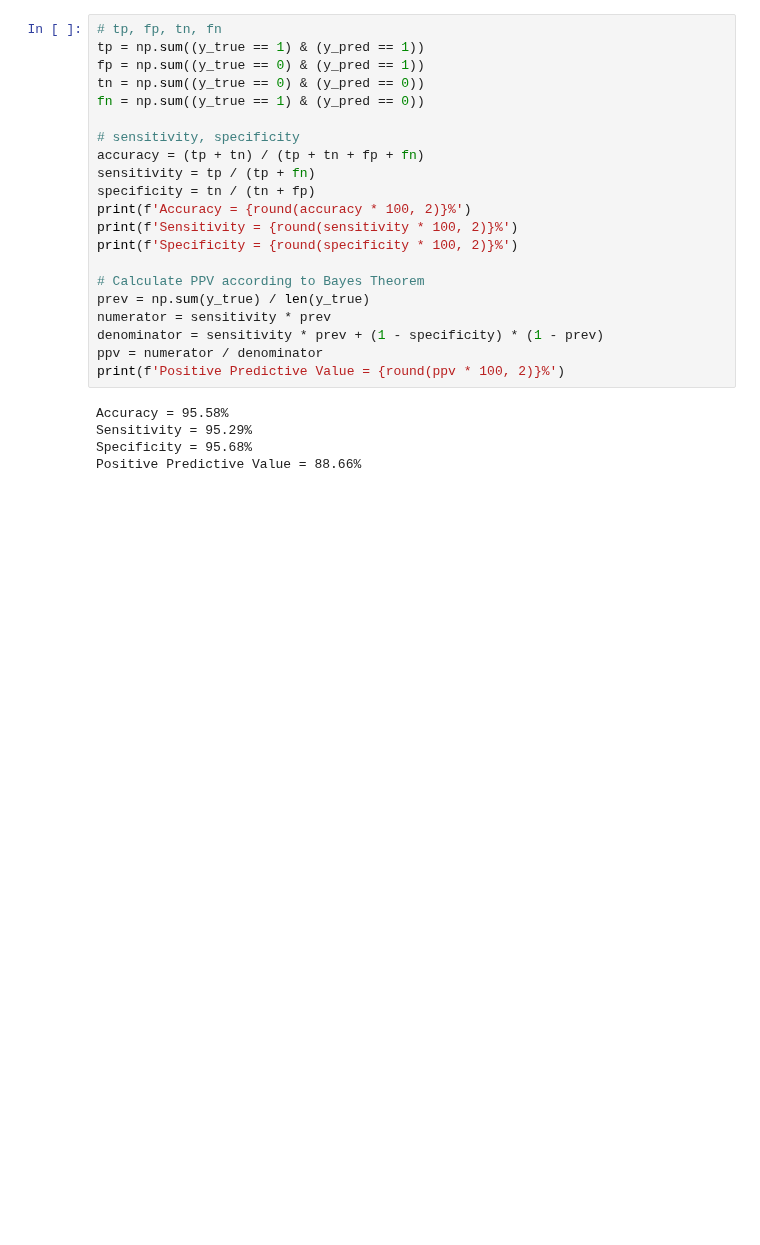
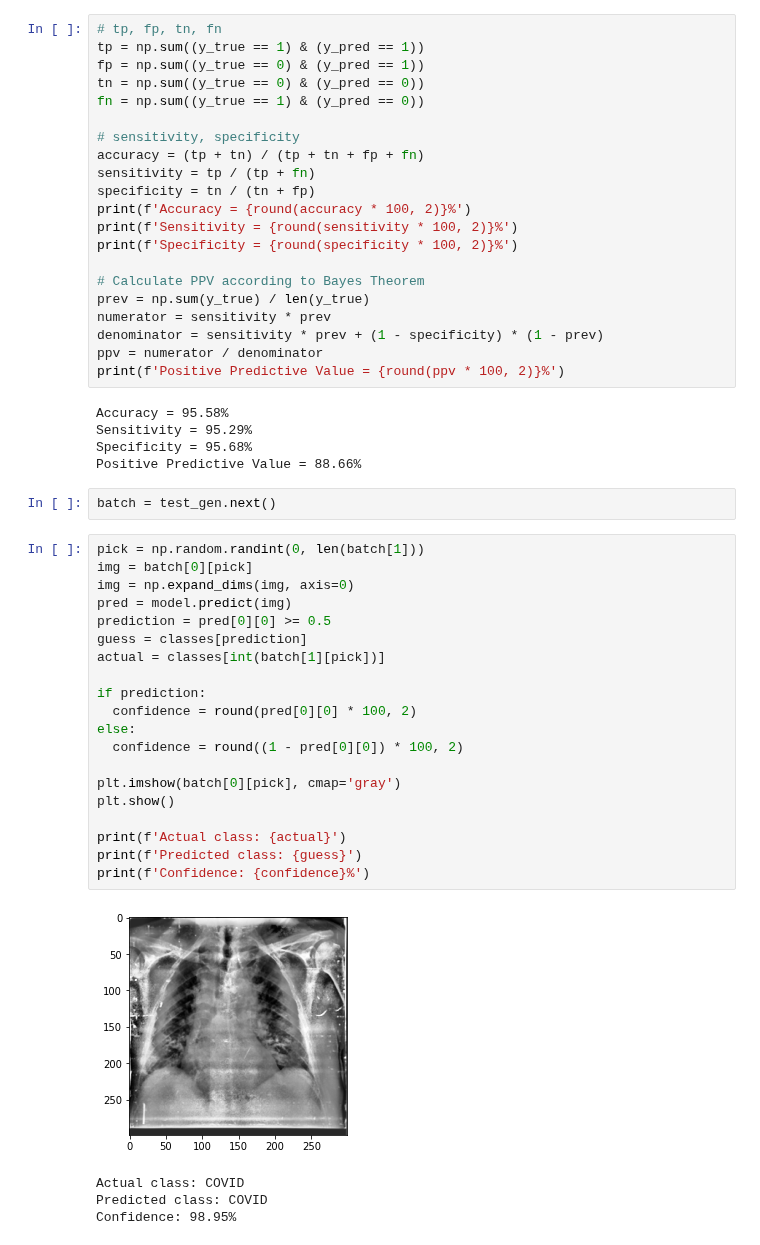
Before and after one commit to karencfisher/COVID19, a Jupyter notebook: covidradio_weighted_baseline.ipynb, the cells around one changed output. Drawn from its saved outputs; the diff is of its cells as text; blank space fills up the shorter version.

```diff
--- a/covidradio_weighted_baseline.ipynb
+++ b/covidradio_weighted_baseline.ipynb
@@ -282,3 +282,30 @@ Accuracy = 95.58%
 Sensitivity = 95.29%
 Specificity = 95.68%
 Positive Predictive Value = 88.66%
+# %%
+batch = test_gen.next()
+# %%
+pick = np.random.randint(0, len(batch[1]))
+img = batch[0][pick]
+img = np.expand_dims(img, axis=0)
+pred = model.predict(img)
+prediction = pred[0][0] >= 0.5
+guess = classes[prediction]
+actual = classes[int(batch[1][pick])]
+
+if prediction:
+  confidence = round(pred[0][0] * 100, 2)
+else:
+  confidence = round((1 - pred[0][0]) * 100, 2)
+
+plt.imshow(batch[0][pick], cmap='gray')
+plt.show()
+
+print(f'Actual class: {actual}')
+print(f'Predicted class: {guess}')
+print(f'Confidence: {confidence}%')
+# %% [output]
+[figure, added]
+Actual class: COVID
+Predicted class: COVID
+Confidence: 98.95%
```
